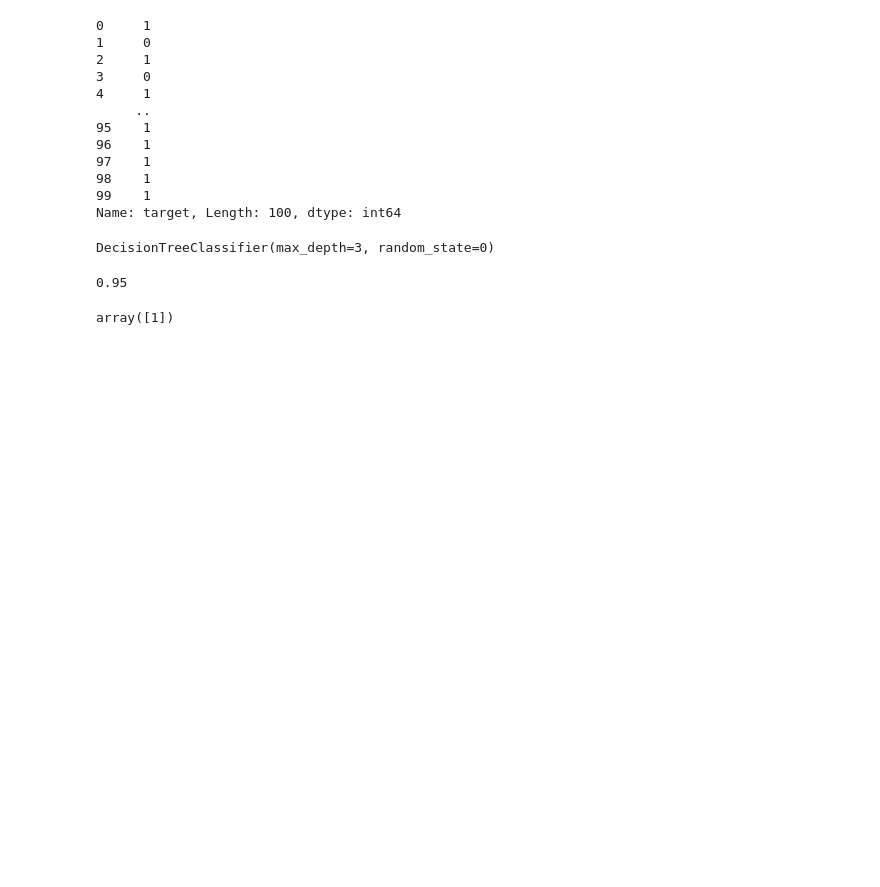
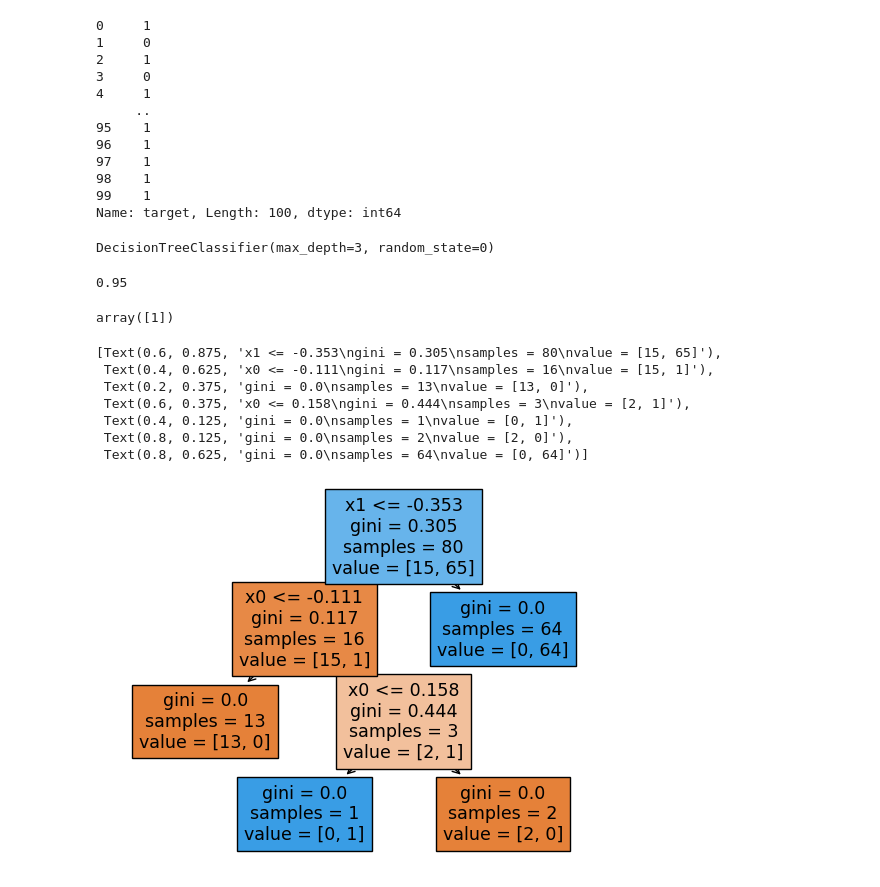
Before and after one commit to oomae41/MLpractice_sukkiri, a Jupyter notebook: part5ex.ipynb, the cells around one changed output. Cells and saved outputs as stored; diff of their text form; code cells hidden in the pictures; blank space fills up the shorter version.

```diff
--- a/part5ex.ipynb
+++ b/part5ex.ipynb
@@ -127,0 +134,14 @@ array([1])
+# %%
+# 決定木モデルの描画
+
+from sklearn.tree import plot_tree
+plot_tree(model, feature_names = x_train.columns, filled = True)
+# %% [output]
+[Text(0.6, 0.875, 'x1 <= -0.353\ngini = 0.305\nsamples = 80\nvalue = [15, 65]'),
+ Text(0.4, 0.625, 'x0 <= -0.111\ngini = 0.117\nsamples = 16\nvalue = [15, 1]'),
+ Text(0.2, 0.375, 'gini = 0.0\nsamples = 13\nvalue = [13, 0]'),
+ Text(0.6, 0.375, 'x0 <= 0.158\ngini = 0.444\nsamples = 3\nvalue = [2, 1]'),
+ Text(0.4, 0.125, 'gini = 0.0\nsamples = 1\nvalue = [0, 1]'),
+ Text(0.8, 0.125, 'gini = 0.0\nsamples = 2\nvalue = [2, 0]'),
+ Text(0.8, 0.625, 'gini = 0.0\nsamples = 64\nvalue = [0, 64]')]
+[figure, added]
```
Also changed, not shown: parts of 1 cell of this notebook, 2 other files.
